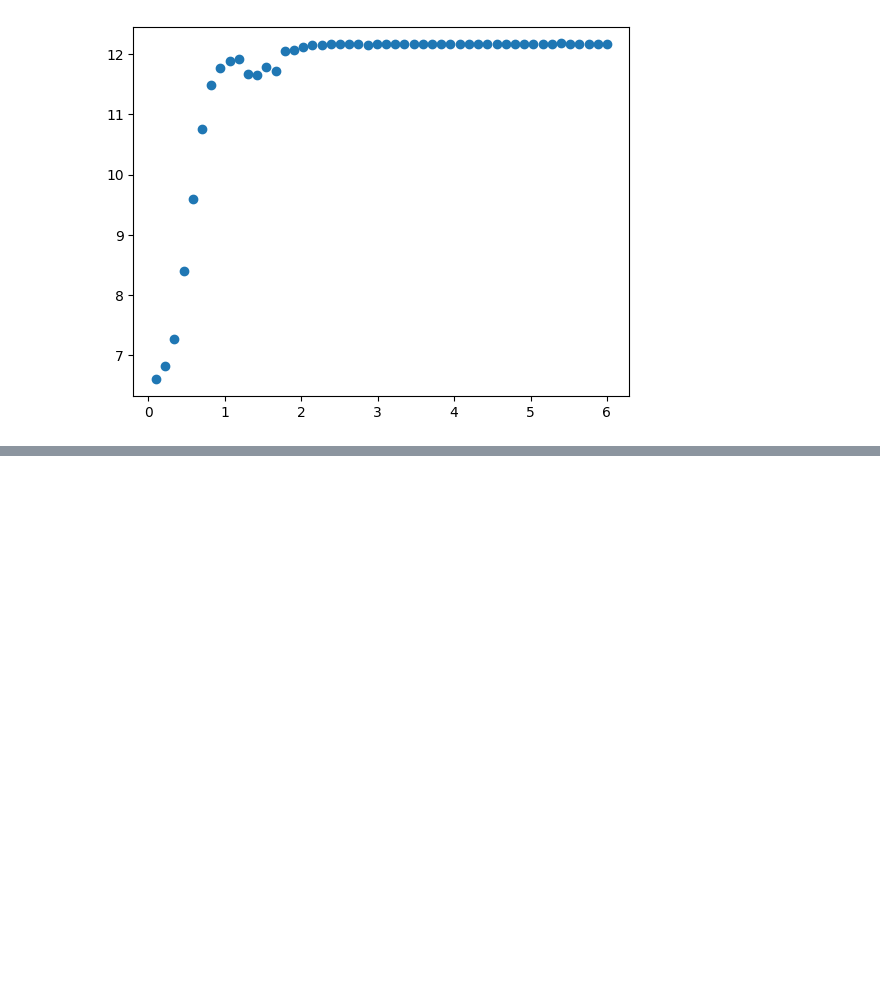
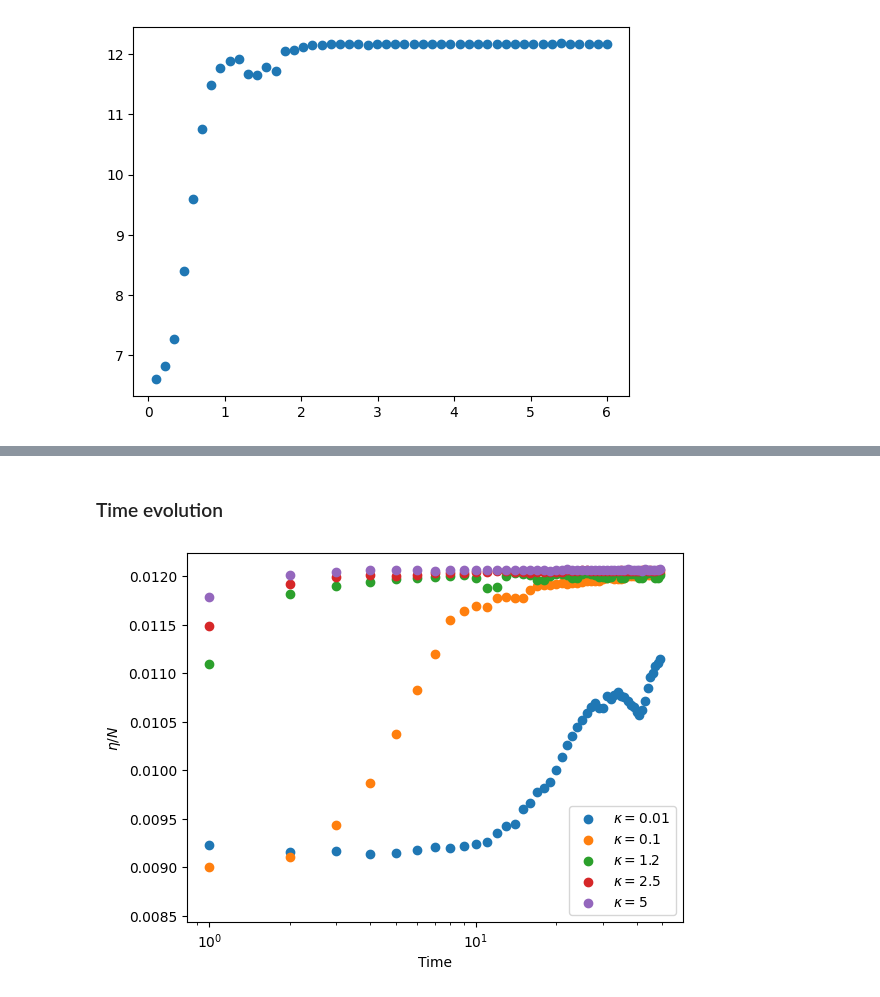
Before and after one commit to adimalz10/thesis-wigner-function, a Jupyter notebook: qkr_torus/wigner_negativity.ipynb, the cells around one changed output, grey strips where cells are left out. Saved outputs shown, nothing was run; the diff lists cells and outputs as text; code cells hidden in the pictures; blank space fills up the shorter version.

Commit message:
explored more facets of negativity to make different files to explore further

```diff
--- a/qkr_torus/wigner_negativity.ipynb
+++ b/qkr_torus/wigner_negativity.ipynb
@@ -228,0 +218,45 @@ print(eta)
+# %% [markdown]
+### Time evolution
+# %%
+def time_evol_negativity(N, n, k):
+
+    neg1 = np.zeros(n)
+
+    psi0 = localized_pos_state(N)
+    W0 = wigner_function(np.outer(psi0, psi0.conj())).real
+    neg1[0] = np.sum((np.abs(W0)-W0))/2
+
+    for i in range(1, n):
+        U = diagonalize_floquet_operator(N, 0, 0, k)
+        psi = U@psi0
+        rho = np.outer(psi, psi.conj())
+        W = wigner_function(rho).real
+        neg1[i] = np.sum((np.abs(W) - W))/2
+        psi0 = psi
+
+    return neg1
+# %%
+N = 1009
+n = 50
+t = np.arange(n)
+
+neg_t1 = time_evol_negativity(N,n, 0.01)
+neg_t2 = time_evol_negativity(N,n, 0.1)
+neg_t3 = time_evol_negativity(N,n, 1.2)
+neg_t4 = time_evol_negativity(N,n, 2.5)
+neg_t5 = time_evol_negativity(N,n, 5)
+# %%
+plt.scatter((t), (neg_t1)/N, label = r"$\kappa = 0.01$")
+plt.scatter((t), (neg_t2)/N, label = r"$\kappa = 0.1$")
+plt.scatter((t), (neg_t3)/N, label = r"$\kappa = 1.2$")
+plt.scatter((t), (neg_t4)/N, label = r"$\kappa = 2.5$")
+plt.scatter((t), (neg_t5)/N, label = r"$\kappa = 5$")
+
+plt.xlabel("Time")
+plt.ylabel(r"$\eta/N$")
+plt.xscale('log')
+#plt.yscale('log')
+plt.legend()
+plt.show()
+# %% [output]
+[figure, added]
```
Also changed, not shown: parts of 29 cells of this notebook.
